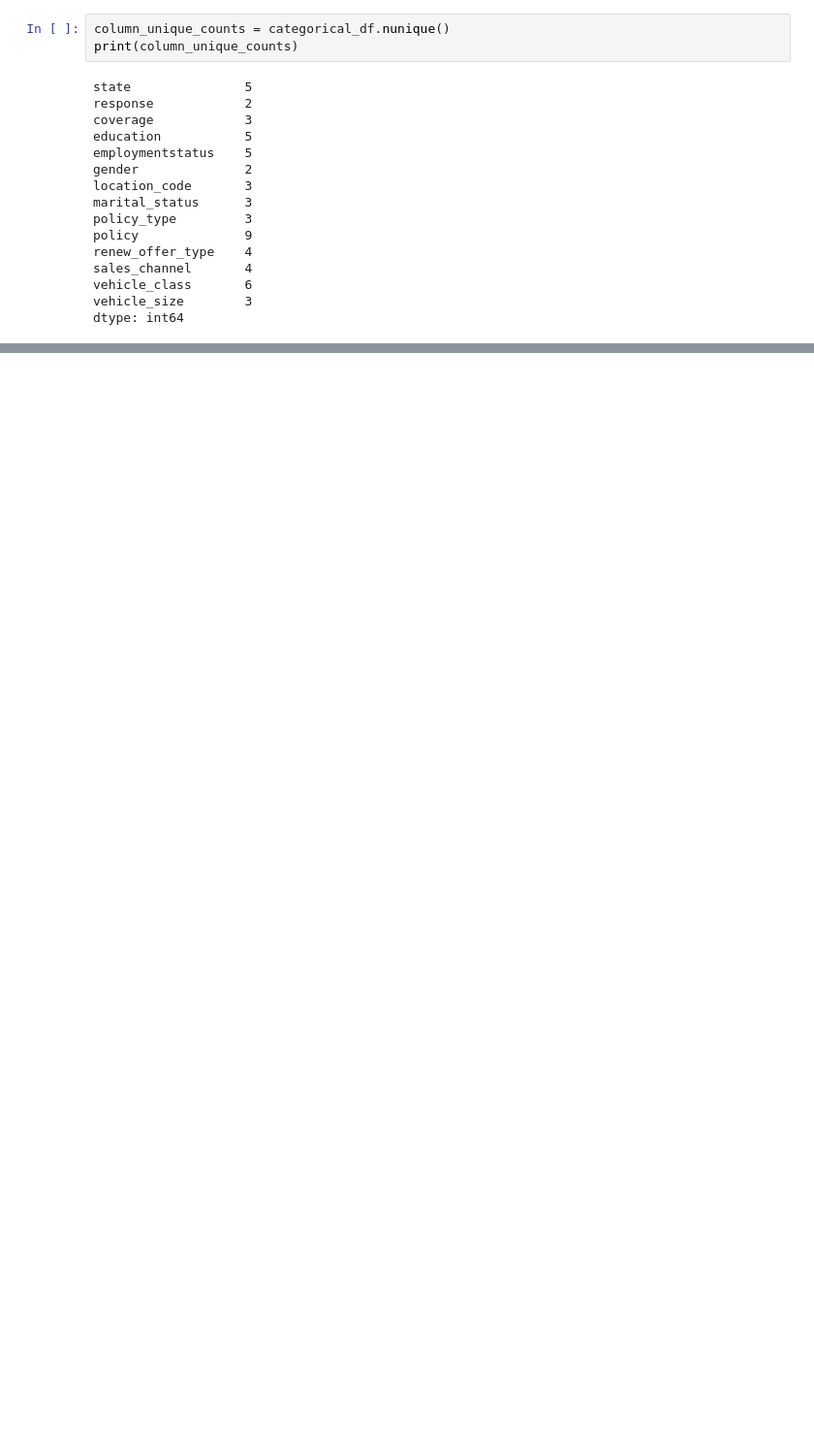
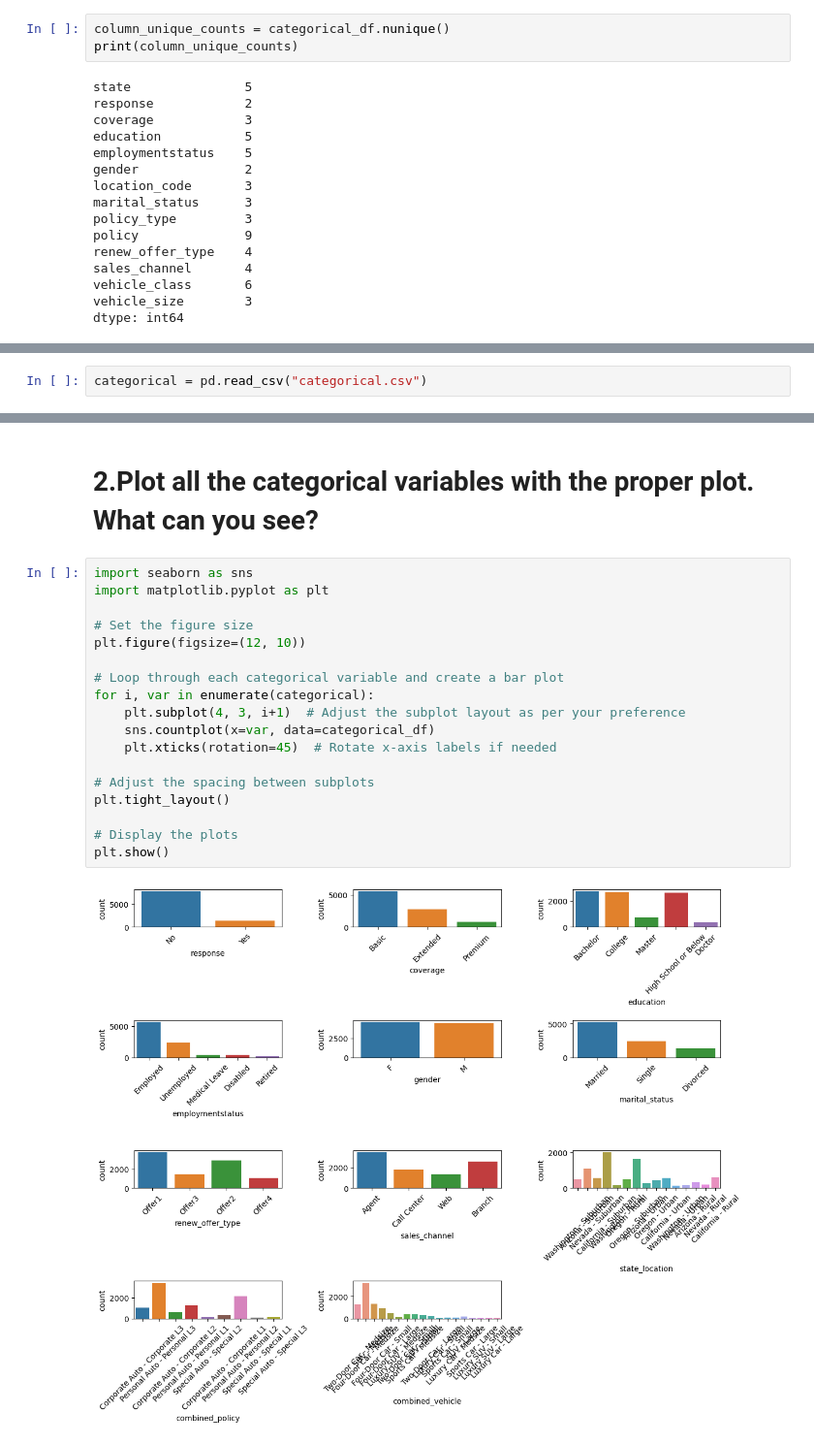
Before and after one commit to anitagashi/Lab-Cleaning-Numerical-Data, a Jupyter notebook: files_for_lab/Cleaning Numerical & Categorical Data .ipynb, the cells around one changed output, grey strips where cells are left out. Shown at 97% size. Cells and saved outputs as stored; diff of their text form; blank space fills up the shorter version.

```diff
--- a/files_for_lab/Cleaning Numerical & Categorical Data .ipynb
+++ b/files_for_lab/Cleaning Numerical & Categorical Data .ipynb
@@ -474,0 +479,2 @@ categorical_df.to_csv('categorical.csv', index=False)
+# %%
+categorical = pd.read_csv("categorical.csv")
@@ -474,0 +490,22 @@ categorical_df.to_csv('categorical.csv', index=False)
+# %% [markdown]
+# 2.Plot all the categorical variables with the proper plot. What can you see?
+# %%
+import seaborn as sns
+import matplotlib.pyplot as plt
+
+# Set the figure size
+plt.figure(figsize=(12, 10))
+
+# Loop through each categorical variable and create a bar plot
+for i, var in enumerate(categorical):
+    plt.subplot(4, 3, i+1)  # Adjust the subplot layout as per your preference
+    sns.countplot(x=var, data=categorical_df)
+    plt.xticks(rotation=45)  # Rotate x-axis labels if needed
+
+# Adjust the spacing between subplots
+plt.tight_layout()
+
+# Display the plots
+plt.show()
+# %% [output]
+[figure, added]
```
Also changed, not shown: parts of 28 cells of this notebook.
